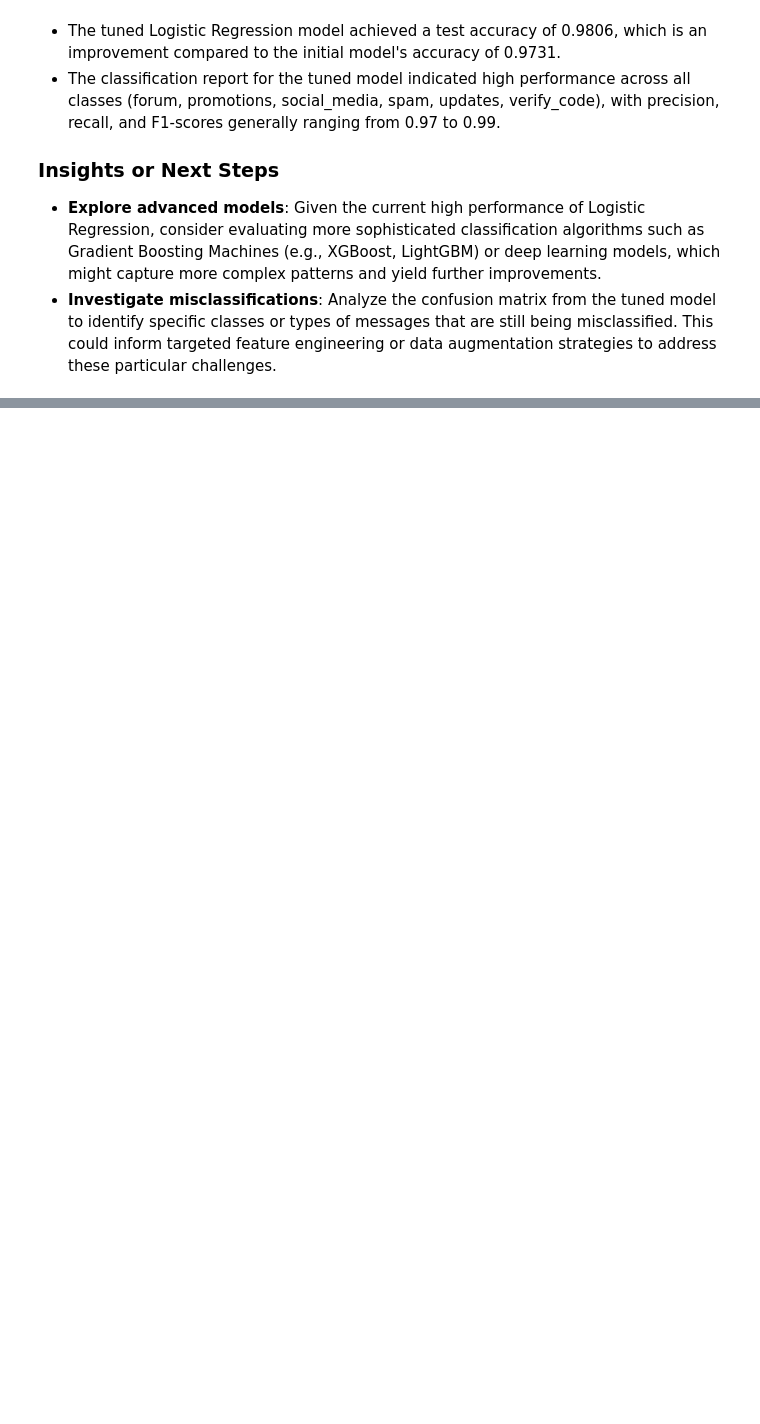
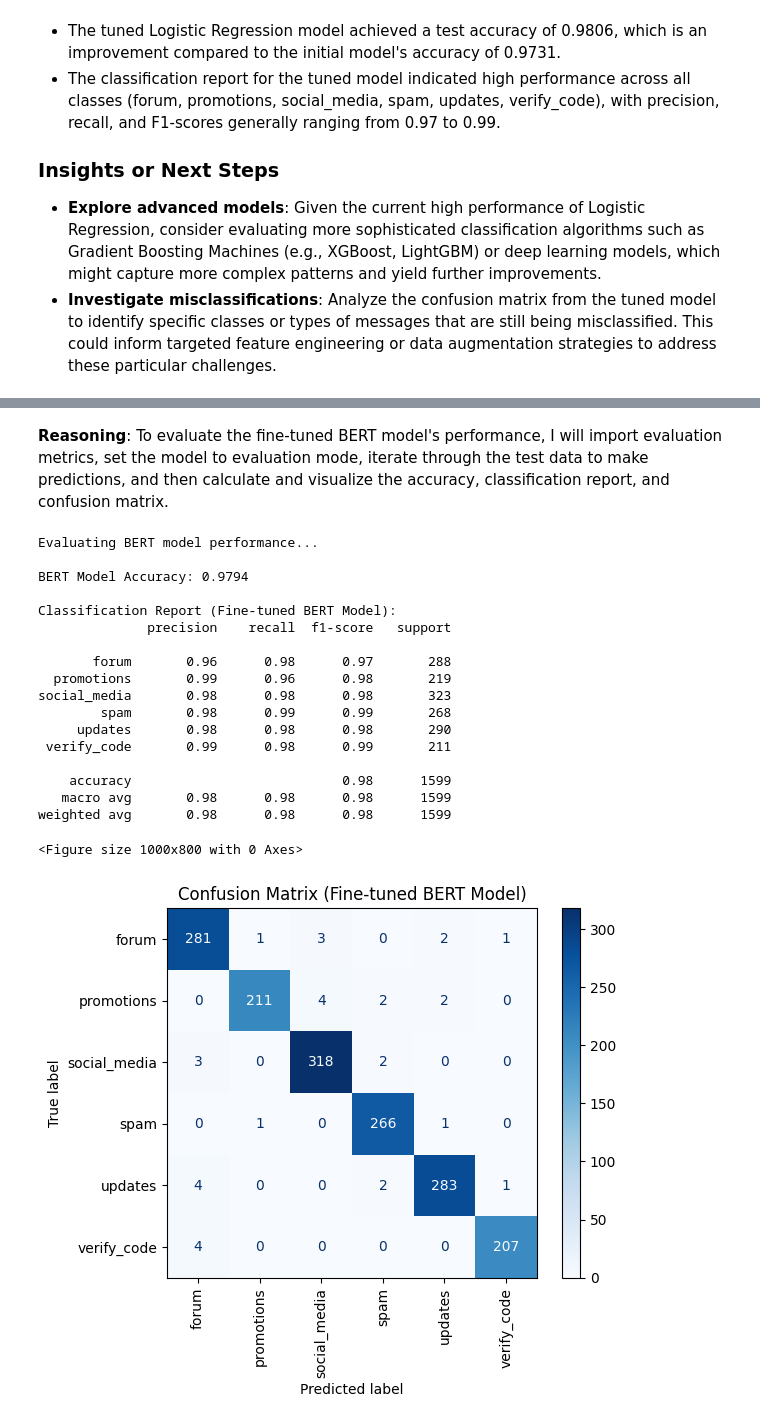
Before and after one commit to nishil4/AI-Powered-Smart-Email-Classifier-for-Enterprises-Group-1, a Jupyter notebook: SpringBoard_Model.ipynb, the cells around one changed output, grey strips where cells are left out. Saved outputs shown, nothing was run; the diff lists cells and outputs as text; code cells hidden in the pictures; blank space fills up the shorter version.

```diff
--- a/SpringBoard_Model.ipynb
+++ b/SpringBoard_Model.ipynb
@@ -370,0 +711,78 @@ Summarize the results of the hyperparameter tuning, discuss whether performance
+# %% [markdown]
+**Reasoning**:
+To evaluate the fine-tuned BERT model's performance, I will import evaluation metrics, set the model to evaluation mode, iterate through the test data to make predictions, and then calculate and visualize the accuracy, classification report, and confusion matrix.
+# %%
+import torch
+import numpy as np
+from sklearn.metrics import accuracy_score, classification_report, confusion_matrix, ConfusionMatrixDisplay
+import matplotlib.pyplot as plt
+
+# Set the model to evaluation mode
+bert_model.eval()
+
+# Initialize lists to store predictions and true labels
+y_pred_bert = []
+y_true_bert = []
+
+# Iterate over test data
+print("Evaluating BERT model performance...")
+for batch in test_dataloader:
+    # Move batch to device
+    b_input_ids = batch[0].to(device)
+    b_input_mask = batch[1].to(device)
+    b_labels = batch[2].to(device)
+
+    # Disable gradient calculations during evaluation
+    with torch.no_grad():
+        outputs = bert_model(
+            input_ids=b_input_ids,
+            attention_mask=b_input_mask
+        )
+
+    # Get logits and predictions
+    logits = outputs.logits
+    predictions = torch.argmax(logits, dim=1).flatten()
+
+    # Append true labels and predictions to lists
+    y_true_bert.extend(b_labels.cpu().numpy())
+    y_pred_bert.extend(predictions.cpu().numpy())
+
+# Concatenate all true labels and predictions into single NumPy arrays
+y_true_bert = np.array(y_true_bert)
+y_pred_bert = np.array(y_pred_bert)
+
+# Calculate and print overall accuracy
+accuracy_bert = accuracy_score(y_true_bert, y_pred_bert)
+print(f"\nBERT Model Accuracy: {accuracy_bert:.4f}")
+
+# Generate and print a classification report
+print("\nClassification Report (Fine-tuned BERT Model):")
+print(classification_report(y_true_bert, y_pred_bert, target_names=label_encoder.classes_))
+
+# Compute and visualize the confusion matrix
+plt.figure(figsize=(10, 8))
+ConfusionMatrixDisplay.from_predictions(
+    y_true_bert, y_pred_bert, display_labels=label_encoder.classes_, cmap=plt.cm.Blues, xticks_rotation='vertical'
+)
+plt.title('Confusion Matrix (Fine-tuned BERT Model)')
+plt.show()
+# %% [output]
+Evaluating BERT model performance...
+
+BERT Model Accuracy: 0.9794
+
+Classification Report (Fine-tuned BERT Model):
+              precision    recall  f1-score   support
+
+       forum       0.96      0.98      0.97       288
+  promotions       0.99      0.96      0.98       219
+social_media       0.98      0.98      0.98       323
+        spam       0.98      0.99      0.99       268
+     updates       0.98      0.98      0.98       290
+ verify_code       0.99      0.98      0.99       211
+
+    accuracy                           0.98      1599
+   macro avg       0.98      0.98      0.98      1599
+weighted avg       0.98      0.98      0.98      1599
+<Figure size 1000x800 with 0 Axes>
+[figure, added]
```
Also changed, not shown: parts of 53 cells of this notebook.
